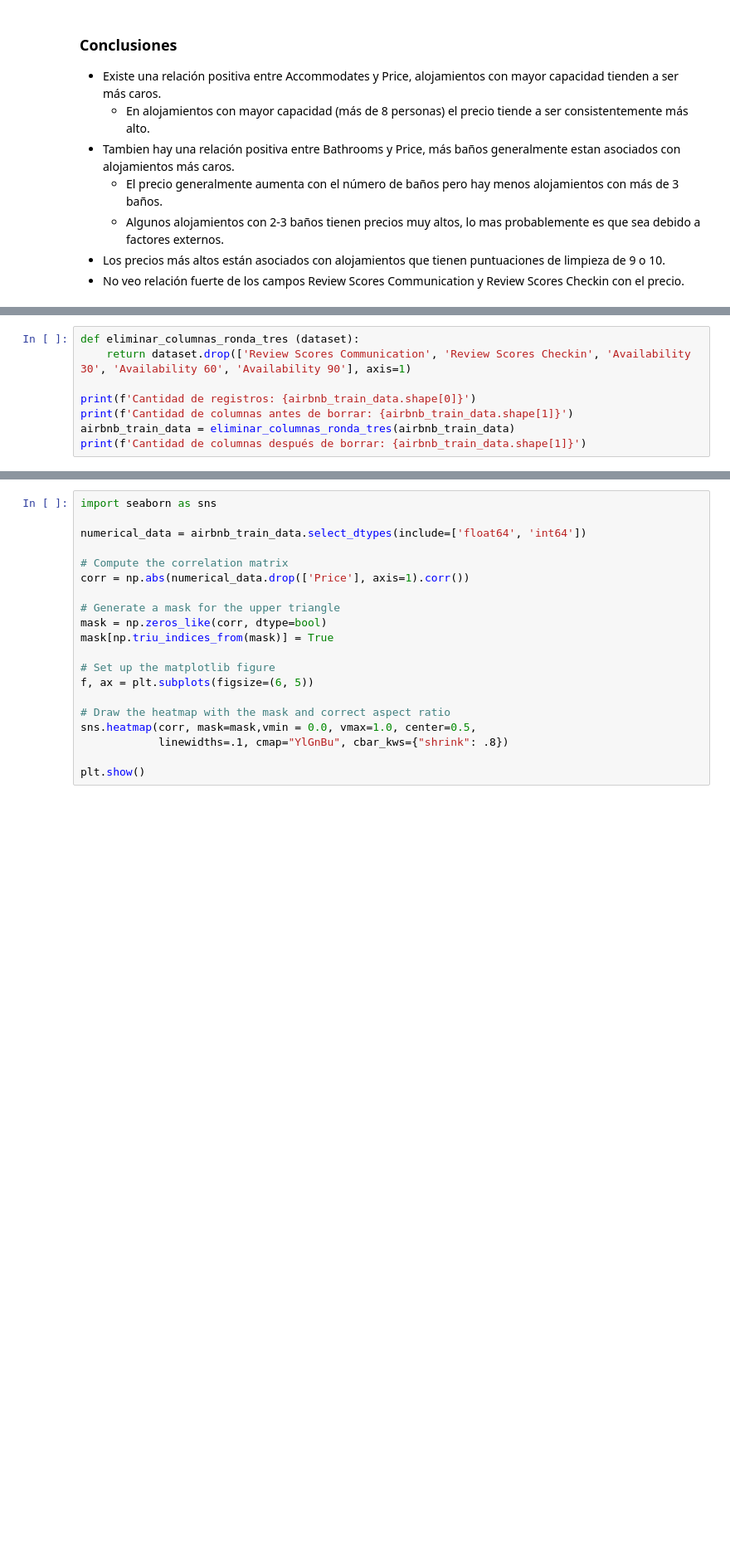
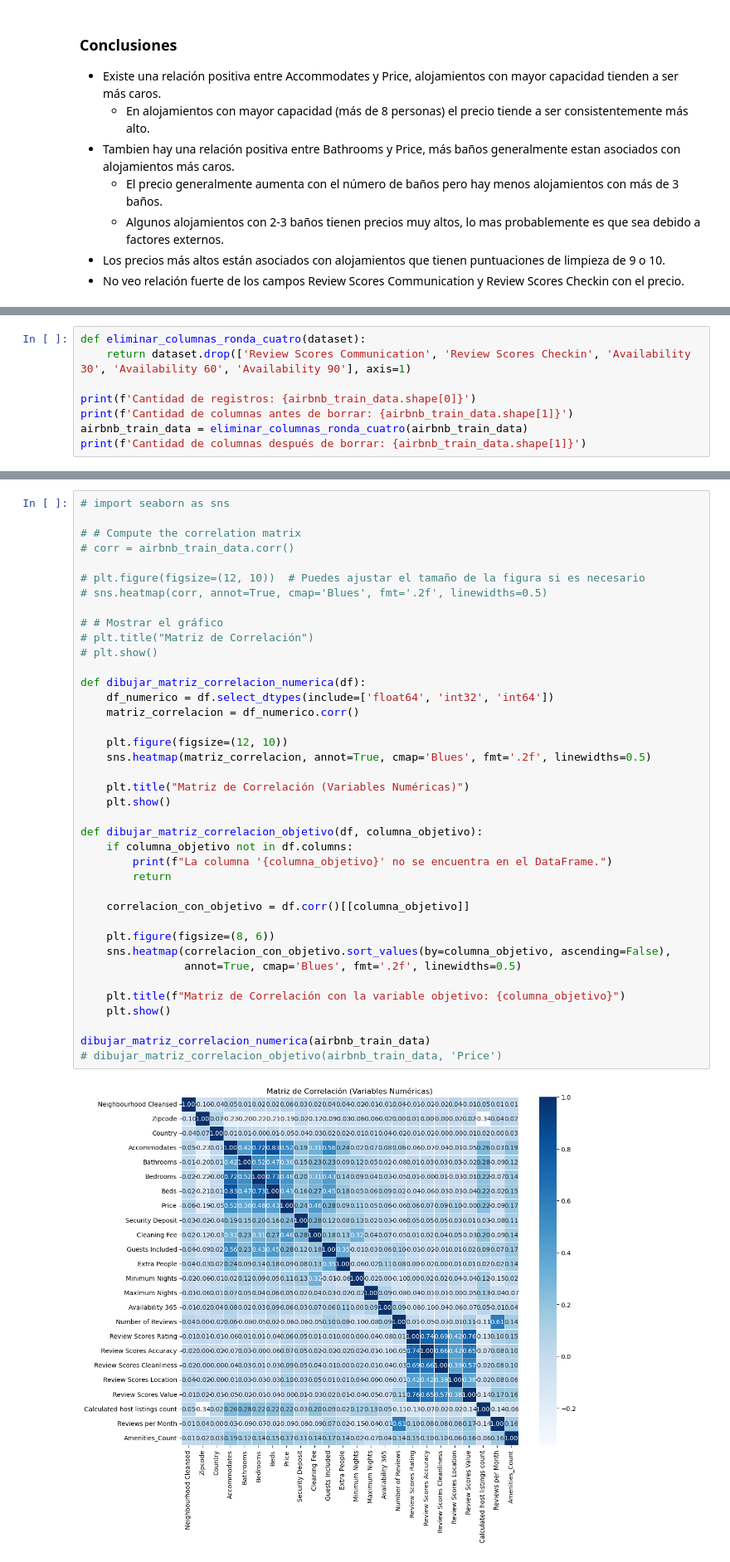
Before and after one commit to asimarra/Machine-Learning-101, a Jupyter notebook: Practica/Practica.ipynb, the cells around one changed output, grey strips where cells are left out. Shown at 83% size. Saved outputs shown, nothing was run; the diff lists cells and outputs as text; blank space fills up the shorter version.

```diff
--- a/Practica/Practica.ipynb
+++ b/Practica/Practica.ipynb
@@ -403,8 +724,8 @@ plt.show()
 # %%
-def eliminar_columnas_ronda_tres (dataset):
+def eliminar_columnas_ronda_cuatro(dataset):
     return dataset.drop(['Review Scores Communication', 'Review Scores Checkin', 'Availability 30', 'Availability 60', 'Availability 90'], axis=1)
 
 print(f'Cantidad de registros: {airbnb_train_data.shape[0]}')
 print(f'Cantidad de columnas antes de borrar: {airbnb_train_data.shape[1]}')
-airbnb_train_data = eliminar_columnas_ronda_tres(airbnb_train_data)
+airbnb_train_data = eliminar_columnas_ronda_cuatro(airbnb_train_data)
 print(f'Cantidad de columnas después de borrar: {airbnb_train_data.shape[1]}')
@@ -419,20 +757,41 @@ numerical_data.corr()
 # %%
-import seaborn as sns
+# import seaborn as sns
 
-numerical_data = airbnb_train_data.select_dtypes(include=['float64', 'int64'])
+# # Compute the correlation matrix
+# corr = airbnb_train_data.corr()
 
-# Compute the correlation matrix
-corr = np.abs(numerical_data.drop(['Price'], axis=1).corr())
+# plt.figure(figsize=(12, 10))  # Puedes ajustar el tamaño de la figura si es necesario
+# sns.heatmap(corr, annot=True, cmap='Blues', fmt='.2f', linewidths=0.5)
 
-# Generate a mask for the upper triangle
-mask = np.zeros_like(corr, dtype=bool)
-mask[np.triu_indices_from(mask)] = True
+# # Mostrar el gráfico
+# plt.title("Matriz de Correlación")
+# plt.show()
 
-# Set up the matplotlib figure
-f, ax = plt.subplots(figsize=(6, 5))
+def dibujar_matriz_correlacion_numerica(df):
+    df_numerico = df.select_dtypes(include=['float64', 'int32', 'int64'])
+    matriz_correlacion = df_numerico.corr()
 
-# Draw the heatmap with the mask and correct aspect ratio
-sns.heatmap(corr, mask=mask,vmin = 0.0, vmax=1.0, center=0.5,
-            linewidths=.1, cmap="YlGnBu", cbar_kws={"shrink": .8})
+    plt.figure(figsize=(12, 10))
+    sns.heatmap(matriz_correlacion, annot=True, cmap='Blues', fmt='.2f', linewidths=0.5)
 
-plt.show()
+    plt.title("Matriz de Correlación (Variables Numéricas)")
+    plt.show()
+
+def dibujar_matriz_correlacion_objetivo(df, columna_objetivo):
+    if columna_objetivo not in df.columns:
+        print(f"La columna '{columna_objetivo}' no se encuentra en el DataFrame.")
+        return
+
+    correlacion_con_objetivo = df.corr()[[columna_objetivo]]
+
+    plt.figure(figsize=(8, 6))
+    sns.heatmap(correlacion_con_objetivo.sort_values(by=columna_objetivo, ascending=False),
+                annot=True, cmap='Blues', fmt='.2f', linewidths=0.5)
+
+    plt.title(f"Matriz de Correlación con la variable objetivo: {columna_objetivo}")
+    plt.show()
+
+dibujar_matriz_correlacion_numerica(airbnb_train_data)
+# dibujar_matriz_correlacion_objetivo(airbnb_train_data, 'Price')
+# %% [output]
+[figure, added]
```
Also changed, not shown: parts of 53 cells of this notebook, 2 other files.
